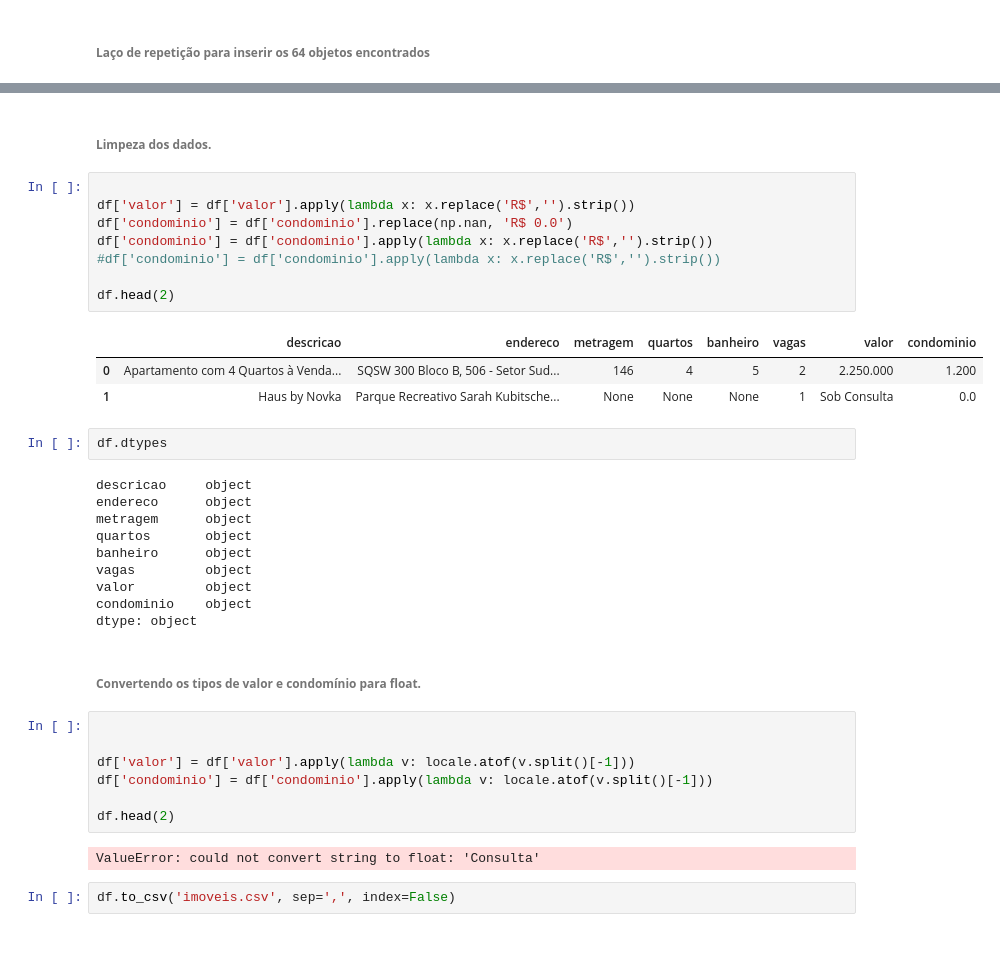
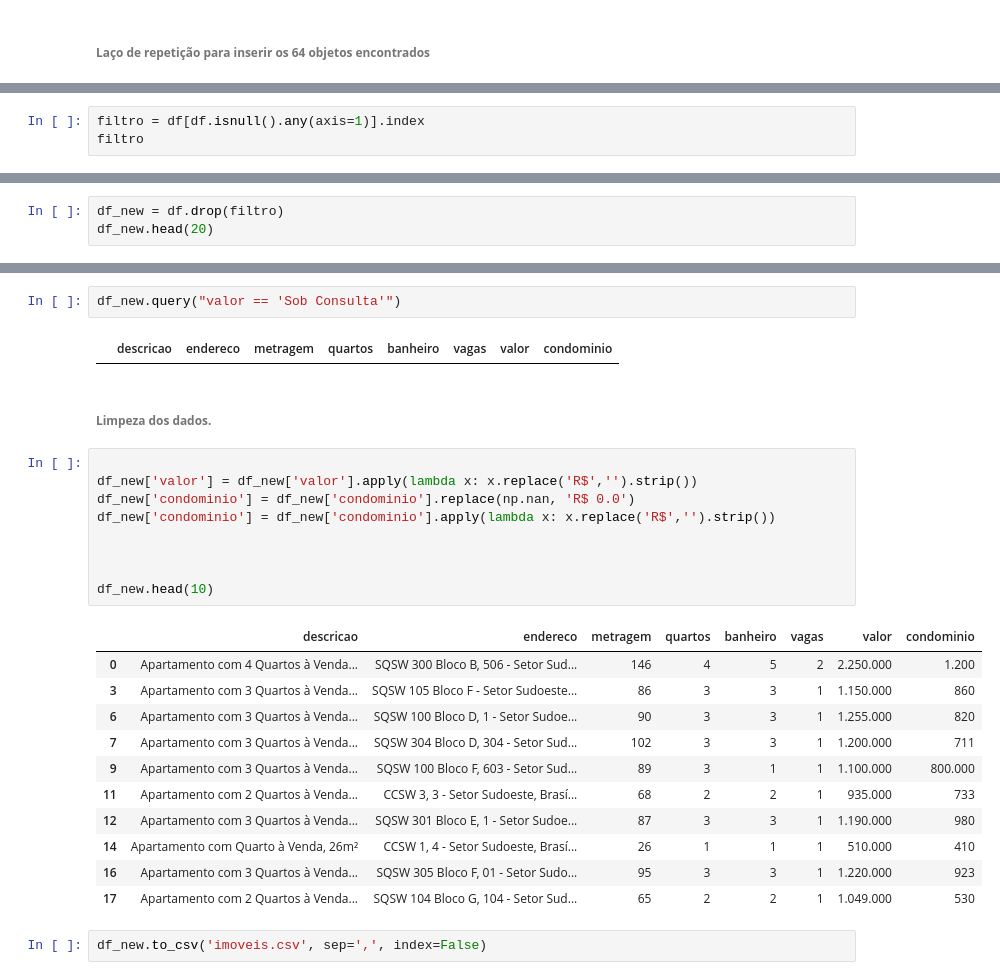
Before and after one commit to salomaolopes/web_scrapers, a Jupyter notebook: viva_real.ipynb, the cells around one changed output, grey strips where cells are left out. Saved outputs shown, nothing was run; the diff lists cells and outputs as text; blank space fills up the shorter version.

```diff
--- a/viva_real.ipynb
+++ b/viva_real.ipynb
@@ -164,0 +190,3 @@ df.head(20)
+# %%
+filtro = df[df.isnull().any(axis=1)].index
+filtro
@@ -164,0 +201,3 @@ df.head(20)
+# %%
+df_new = df.drop(filtro)
+df_new.head(20)
@@ -165,39 +222,29 @@ df.head(20)
+# %%
+df_new.query("valor == 'Sob Consulta'")
+# %% [output]
+|  | descricao | endereco | metragem | quartos | banheiro | vagas | valor | condominio |
 # %% [markdown]
 ###### **Limpeza dos dados.**
 # %%
 
-df['valor'] = df['valor'].apply(lambda x: x.replace('R$','').strip())
-df['condominio'] = df['condominio'].replace(np.nan, 'R$ 0.0')
-df['condominio'] = df['condominio'].apply(lambda x: x.replace('R$','').strip())
-#df['condominio'] = df['condominio'].apply(lambda x: x.replace('R$','').strip())
+df_new['valor'] = df_new['valor'].apply(lambda x: x.replace('R$','').strip())
+df_new['condominio'] = df_new['condominio'].replace(np.nan, 'R$ 0.0')
+df_new['condominio'] = df_new['condominio'].apply(lambda x: x.replace('R$','').strip())
 
-df.head(2)
+
+
+df_new.head(10)
 # %% [output]
 |  | descricao | endereco | metragem | quartos | banheiro | vagas | valor | condominio |
 | 0 | Apartamento com 4 Quartos à Venda... | SQSW 300 Bloco B, 506 - Setor Sud... | 146 | 4 | 5 | 2 | 2.250.000 | 1.200 |
-| 1 | Haus by Novka | Parque Recreativo Sarah Kubitsche... | None | None | None | 1 | Sob Consulta | 0.0 |
+| 3 | Apartamento com 3 Quartos à Venda... | SQSW 105 Bloco F - Setor Sudoeste... | 86 | 3 | 3 | 1 | 1.150.000 | 860 |
+| 6 | Apartamento com 3 Quartos à Venda... | SQSW 100 Bloco D, 1 - Setor Sudoe... | 90 | 3 | 3 | 1 | 1.255.000 | 820 |
+| 7 | Apartamento com 3 Quartos à Venda... | SQSW 304 Bloco D, 304 - Setor Sud... | 102 | 3 | 3 | 1 | 1.200.000 | 711 |
+| 9 | Apartamento com 3 Quartos à Venda... | SQSW 100 Bloco F, 603 - Setor Sud... | 89 | 3 | 1 | 1 | 1.100.000 | 800.000 |
+| 11 | Apartamento com 2 Quartos à Venda... | CCSW 3, 3 - Setor Sudoeste, Brasí... | 68 | 2 | 2 | 1 | 935.000 | 733 |
+| 12 | Apartamento com 3 Quartos à Venda... | SQSW 301 Bloco E, 1 - Setor Sudoe... | 87 | 3 | 3 | 1 | 1.190.000 | 980 |
+| 14 | Apartamento com Quarto à Venda, 26m² | CCSW 1, 4 - Setor Sudoeste, Brasí... | 26 | 1 | 1 | 1 | 510.000 | 410 |
+| 16 | Apartamento com 3 Quartos à Venda... | SQSW 305 Bloco F, 01 - Setor Sudo... | 95 | 3 | 3 | 1 | 1.220.000 | 923 |
+| 17 | Apartamento com 2 Quartos à Venda... | SQSW 104 Bloco G, 104 - Setor Sud... | 65 | 2 | 2 | 1 | 1.049.000 | 530 |
-# %%
-df.dtypes
-# %% [output]
-descricao     object
-endereco      object
-metragem      object
-quartos       object
-banheiro      object
-vagas         object
-valor         object
-condominio    object
-dtype: object
-# %% [markdown]
-###### **Convertendo os tipos de valor e condomínio para float.**
-# %%
-
-
-df['valor'] = df['valor'].apply(lambda v: locale.atof(v.split()[-1]))
-df['condominio'] = df['condominio'].apply(lambda v: locale.atof(v.split()[-1]))
-
-df.head(2)
-# %% [output]
-ValueError: could not convert string to float: 'Consulta'
 # %%
-df.to_csv('imoveis.csv', sep=',', index=False)
+df_new.to_csv('imoveis.csv', sep=',', index=False)
```
Also changed, not shown: parts of 9 cells of this notebook, 1 other file.
